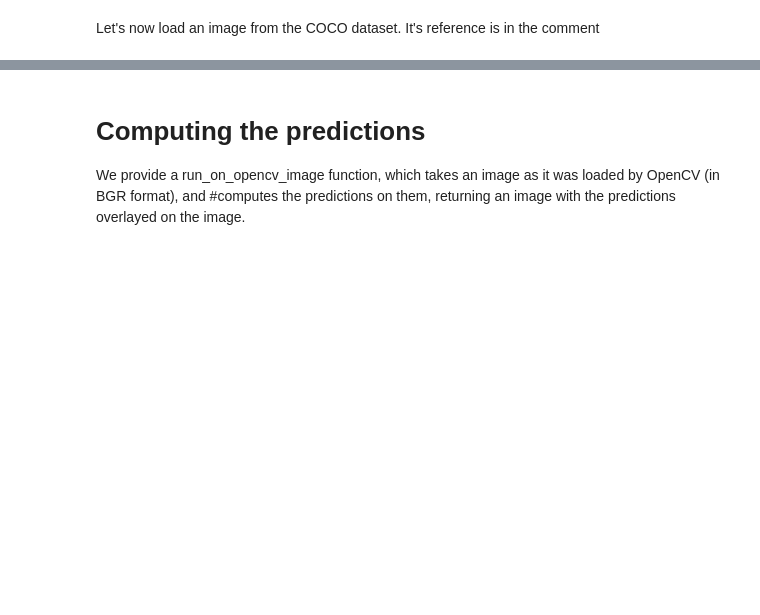
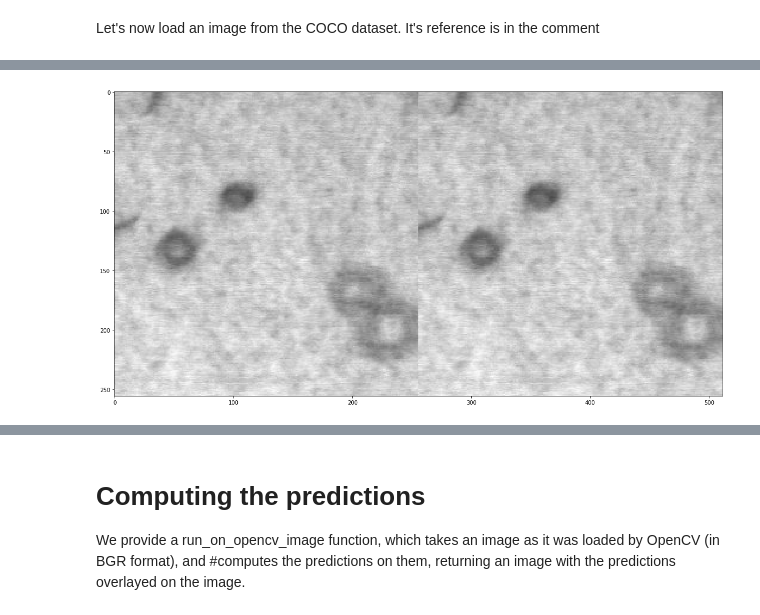
Before and after one commit to iphyer/DefectDetection-MaskRCNN, a Jupyter notebook: demo/Mask_R-CNN_ValidationMetrics.ipynb, the cells around one changed output, grey strips where cells are left out. Drawn from its saved outputs; the diff is of its cells as text; code cells hidden in the pictures; blank space fills up the shorter version.

```diff
--- a/demo/Mask_R-CNN_ValidationMetrics.ipynb
+++ b/demo/Mask_R-CNN_ValidationMetrics.ipynb
@@ -111,0 +139,4 @@ coco.showAnns(anns)
+# %%
+with open('../datasets/annotations/train2.json') as json_data:
+    annotation = json.loads(json_data.read())
+    print(annotation['images'])
@@ -111,0 +145,80 @@ coco.showAnns(anns)
+# %%
+def calc_pos(x):
+    if x-128 < 0:
+        return 0, 256
+    if x + 128 >= 1023:
+        return 1023-256, 1023
+    return x-128, x+128
+def write_json(data, filename='../datasets/annotations/train2.json'):
+    with open(filename,'w') as f:
+        json.dump(data, f)
+rel_pos = []
+
+double_loop = 0
+for ann in anns: # each ann is a dict
+    if ann['category_id'] == 3:
+        double_loop += 1
+#         print(ann['bbox'])
+print(double_loop)
+
+image_list = []
+for _ in range(double_loop):
+    image_list.append(np.zeros((1024, 1024, 3), dtype='uint8'))
+idx = 0
+
+# a = cv2.hconcat([im[767:1023, 767:1023, :],
+#                                im[767:1023, 767:1023, :]])
+plt.imshow(a)
+current_annotations = annotation['annotations']
+current_img_num = len(current_image_list)
+print("current annotations length", len(current_annotations))
+all_image_names = [i['file_name'] for i in annotation['images']]
+# print(all_image_names)
+for ann in anns:
+
+    if ann['category_id'] == 3:
+        mid_x = ann['bbox'][0] + ann['bbox'][2]/2
+        mid_y = ann['bbox'][1] + ann['bbox'][3]/2
+        print(mid_x, mid_y)
+        start_x, end_x = calc_pos(mid_x)
+        start_y, end_y = calc_pos(mid_y)
+        start_x = int(start_x)
+        start_y = int(start_y)
+        end_x = int(end_x)
+        end_y = int(end_y)
+        print(start_x,end_x)
+
+        print(start_y,end_y)
+#         plt.imshow(im[start_x:end_x, start_y:start_y, :])
+        new_img = cv2.hconcat([im[start_y:end_y, start_x:end_x, :],
+                               im[start_y:end_y, start_x:end_x, :],
+                               im[start_y:end_y, start_x:end_x, :],
+                               im[start_y:end_y, start_x:end_x, :]])
+#         print(new_img)
+        new_img2 = cv2.vconcat([new_img, new_img, new_img, new_img])
+        image_list[idx] = new_img2
+        new_img_name = str(image_name.split('.jpg')[0]) +'_Modified' + str(idx) + '.jpg'
+        print(new_img_name)
+        new_image_id = len(current_image_list)+1
+        if new_img_name not in all_image_names:
+            current_image_list.append({'id':new_image_id,"license":1,"coco_url":"","flickr_url":"","width":1024,"height":1024,"file_name":new_img_name,"date_captured":""})
+            for i in range(4):
+                for j in range(4):
+                    new_segmentation = []
+                    for seg_index in range(len(ann['segmentation'][0])):
+                        if seg_index % 2 ==0:
+                            new_segmentation.append((ann['segmentation'][0][seg_index]-start_x) + i * 256)
+                        else:
+                            new_segmentation.append(ann['segmentation'][0][seg_index]-start_y + j * 256)
+                    current_annotations.append({'id': len(current_annotations)+1, 'category_id': 3, 'iscrowd': 0, 'segmentation':[new_segmentation],
+                                                'image_id': new_image_id, 'area': ann['area'],
+                                                'bbox': [ann['bbox'][0]-start_x, ann['bbox'][1]-start_y, ann['bbox'][2], ann['bbox'][3]]})
+        idx += 1
+        plt.imsave('../datasets/train2/' + new_img_name, new_img2)
+
+annotation['images'] = current_image_list
+annotation['annotations'] = current_annotations
+print("current annotations length", len(current_annotations))
+
+write_json(annotation)
+# %% [output]
@@ -111,0 +244 @@ coco.showAnns(anns)
+[figure, added]
```
Also changed, not shown: parts of 34 cells of this notebook, 1 other file.
